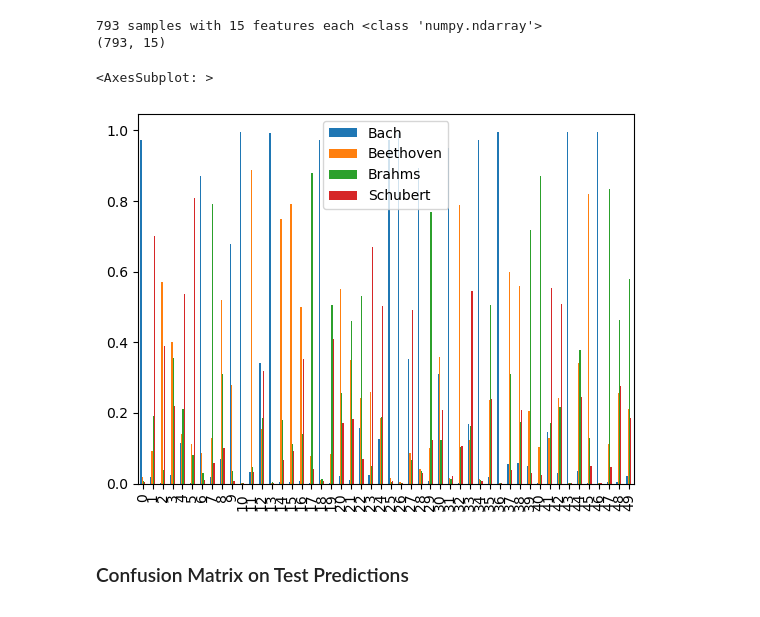
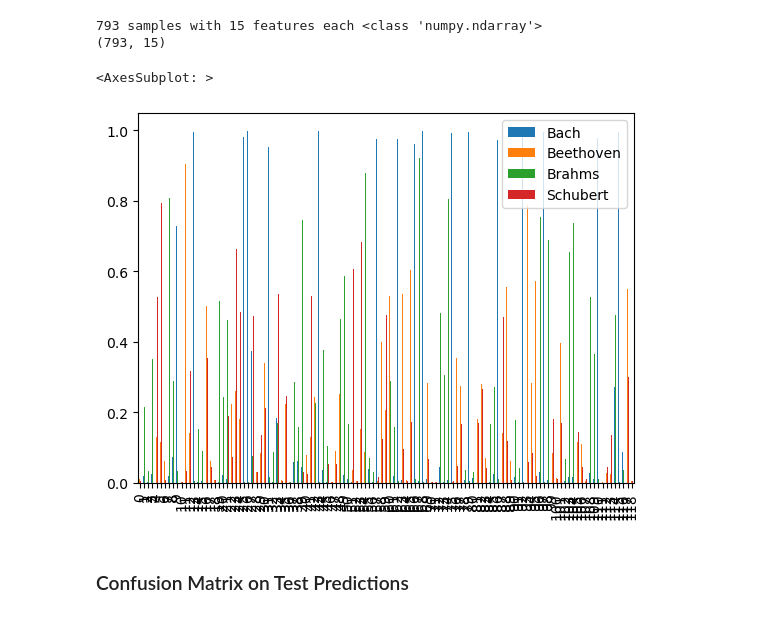
Before and after one commit to carlm451/Music-Composre-Classification-SVM-Model-, a Jupyter notebook: SVM Classification Model -Large Data SET.ipynb, the cells around one changed output. Saved outputs shown, nothing was run; the diff lists cells and outputs as text; code cells hidden in the pictures.

```diff
--- a/SVM Classification Model -Large Data SET.ipynb
+++ b/SVM Classification Model -Large Data SET.ipynb
@@ -487,10 +487,10 @@ rbf_BEST_FINAL_MODEL = svm.SVC(kernel='rbf', gamma=Best_GAMMA, C=Best_C, decisio
 # %%
 TEST_PROBS_DF = pd.DataFrame(rbf_BEST_FINAL_MODEL.predict_proba(X_test),columns=['Bach','Beethoven','Brahms','Schubert'])
 # %%
-TEST_PROBS_DF.iloc[:50,:].plot.bar()
+TEST_PROBS_DF.iloc[:,:].plot.bar()
 # %% [output]
 <AxesSubplot: >
-[figure, old version]
+[figure, new version]
 # %%
 #### Save the Best model, to use on the TEST data set PS2
 # %%
```
Also changed, not shown: parts of 3 cells of this notebook, 15 other files.
